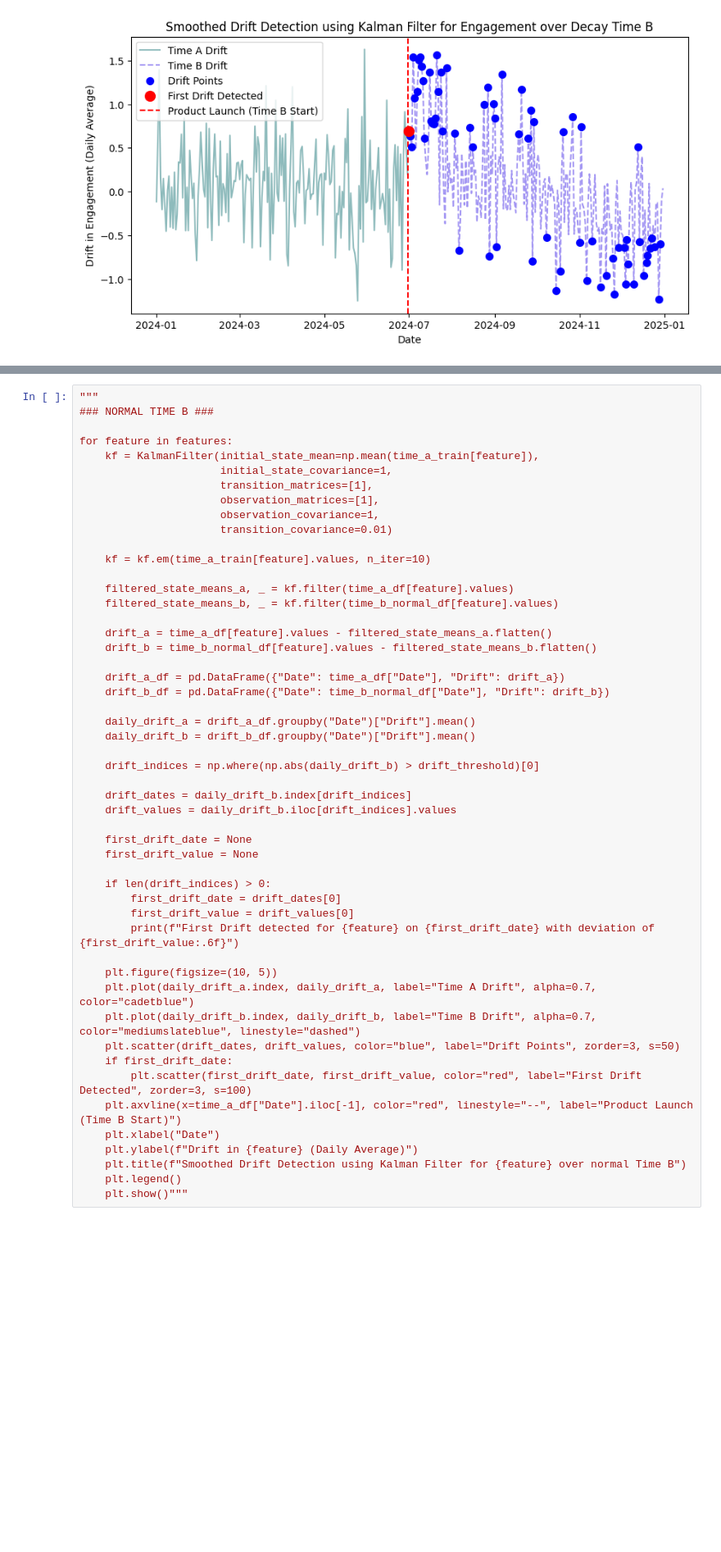
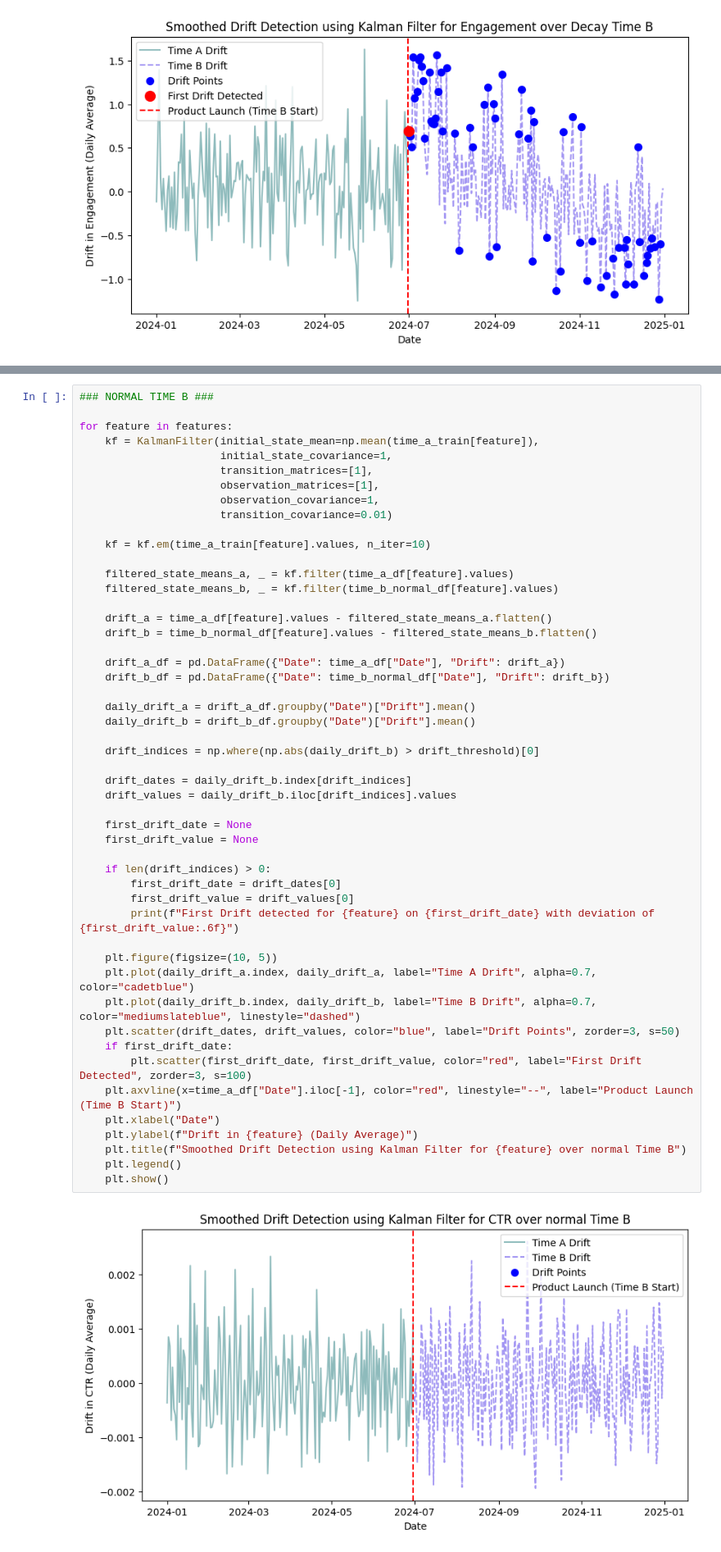
Before and after one commit to danieltabach/Drift-Detection, a Jupyter notebook: Kristen Models/KalmanFiltering.ipynb, the cells around one changed output, grey strips where cells are left out. Shown at 82% size. Cells and saved outputs as stored; diff of their text form; blank space fills up the shorter version.

```diff
--- a/Kristen Models/KalmanFiltering.ipynb
+++ b/Kristen Models/KalmanFiltering.ipynb
@@ -163,5 +163,4 @@ for feature in features:
 # %%
-"""
 ### NORMAL TIME B ###
 
 for feature in features:
@@ -184,31 +183,32 @@ for feature in features:
     drift_b_df = pd.DataFrame({"Date": time_b_normal_df["Date"], "Drift": drift_b})
 
     daily_drift_a = drift_a_df.groupby("Date")["Drift"].mean()
     daily_drift_b = drift_b_df.groupby("Date")["Drift"].mean()
 
     drift_indices = np.where(np.abs(daily_drift_b) > drift_threshold)[0]
 
     drift_dates = daily_drift_b.index[drift_indices]
     drift_values = daily_drift_b.iloc[drift_indices].values
 
     first_drift_date = None
     first_drift_value = None
 
     if len(drift_indices) > 0:
         first_drift_date = drift_dates[0]
         first_drift_value = drift_values[0]
         print(f"First Drift detected for {feature} on {first_drift_date} with deviation of {first_drift_value:.6f}")
 
     plt.figure(figsize=(10, 5))
     plt.plot(daily_drift_a.index, daily_drift_a, label="Time A Drift", alpha=0.7, color="cadetblue")
     plt.plot(daily_drift_b.index, daily_drift_b, label="Time B Drift", alpha=0.7, color="mediumslateblue", linestyle="dashed")
     plt.scatter(drift_dates, drift_values, color="blue", label="Drift Points", zorder=3, s=50)
     if first_drift_date:
         plt.scatter(first_drift_date, first_drift_value, color="red", label="First Drift Detected", zorder=3, s=100)
     plt.axvline(x=time_a_df["Date"].iloc[-1], color="red", linestyle="--", label="Product Launch (Time B Start)")
     plt.xlabel("Date")
     plt.ylabel(f"Drift in {feature} (Daily Average)")
     plt.title(f"Smoothed Drift Detection using Kalman Filter for {feature} over normal Time B")
     plt.legend()
-    plt.show()"""
+    plt.show()
 # %% [output]
+[figure, added]
```
Also changed, not shown: parts of 3 cells of this notebook.
